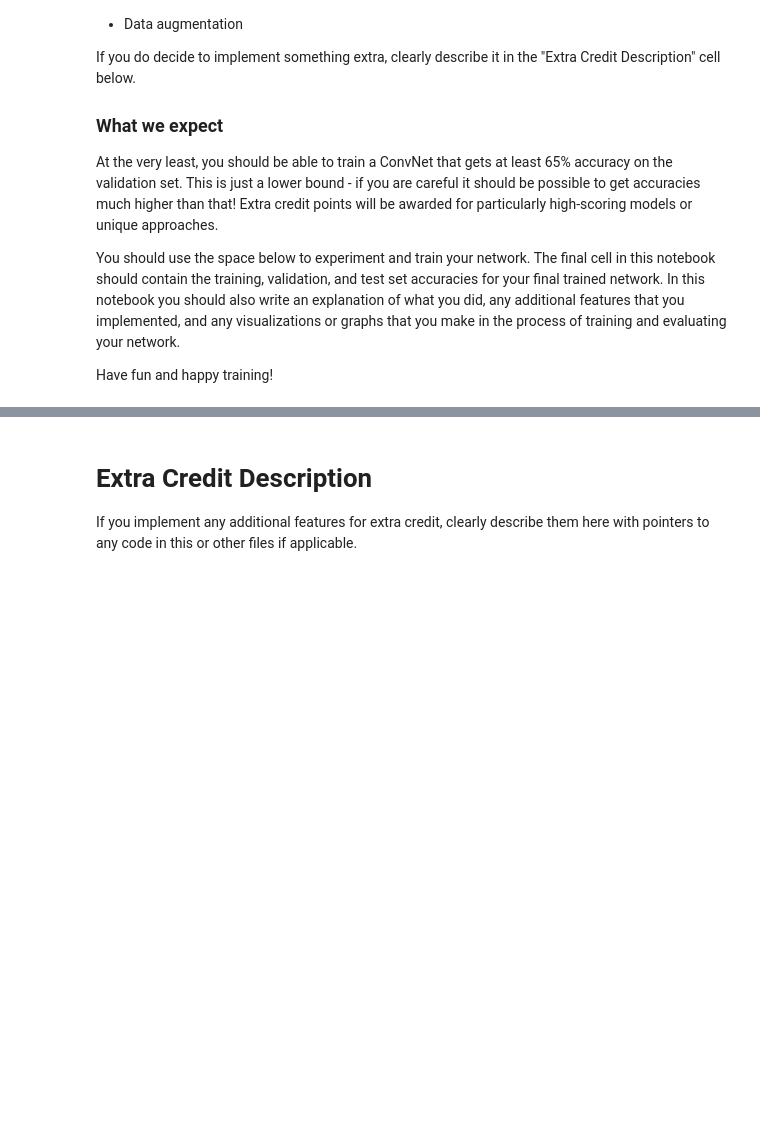
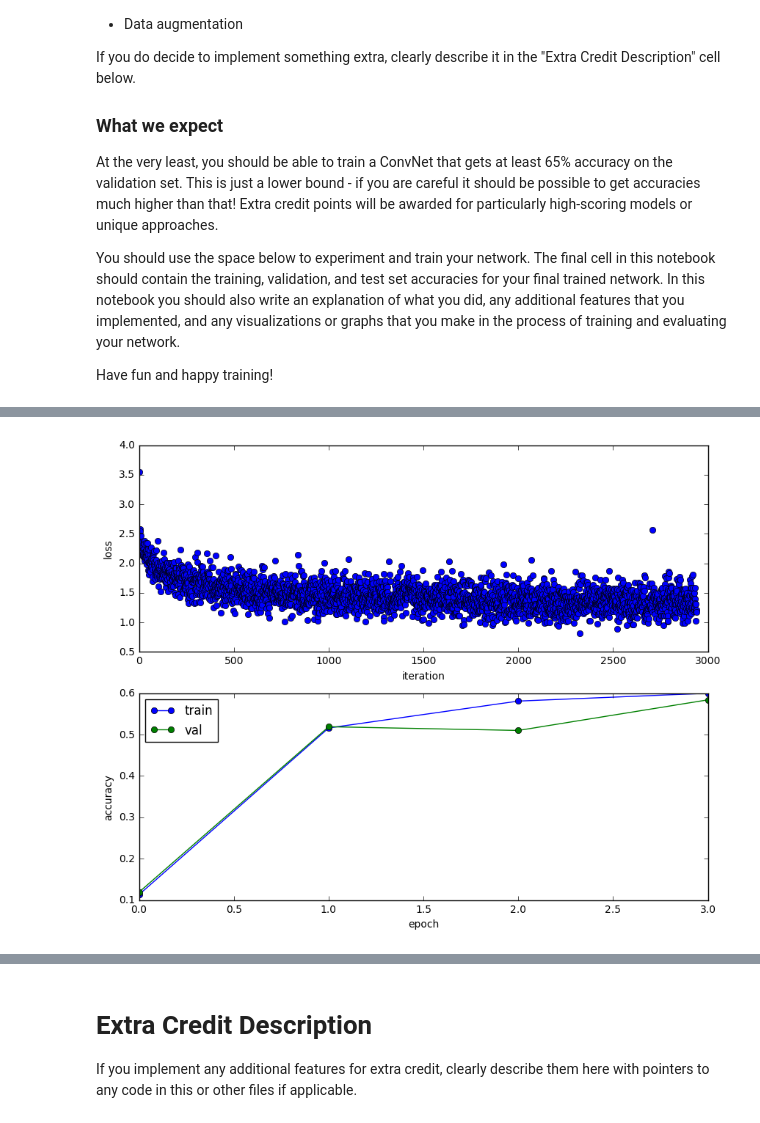
Before and after one commit to LUKELIEM/CS231N-Assignment-2, a Jupyter notebook: ConvolutionalNetworks.ipynb, the cells around one changed output, grey strips where cells are left out. Saved outputs shown, nothing was run; the diff lists cells and outputs as text; code cells hidden in the pictures; blank space fills up the shorter version.

Commit message:
Update test code
Automate hyperparameter testing of 3 layer CONV net

```diff
--- a/ConvolutionalNetworks.ipynb
+++ b/ConvolutionalNetworks.ipynb
@@ -723,0 +723,15 @@ Have fun and happy training!
+# %%
+model = ThreeLayerConvNet(num_filters=128, filter_size=3, weight_scale=0.001, hidden_dim=500, reg=0.001)
+
+t1 = time()
+solver = Solver(model, data,
+                num_epochs=3, batch_size=50,
+                update_rule='adam',
+                optim_config={
+                  'learning_rate': 1e-3,
+                },
+                verbose=True, print_every=20)
+solver.train()
+t2 = time()
+
+print 'Training Time: %fs' % (t2 - t1)
@@ -723,0 +756,15 @@ Have fun and happy training!
+# %%
+plt.subplot(2, 1, 1)
+plt.plot(solver.loss_history, 'o')
+plt.xlabel('iteration')
+plt.ylabel('loss')
+
+plt.subplot(2, 1, 2)
+plt.plot(solver.train_acc_history, '-o')
+plt.plot(solver.val_acc_history, '-o')
+plt.legend(['train', 'val'], loc='upper left')
+plt.xlabel('epoch')
+plt.ylabel('accuracy')
+plt.show()
+# %% [output]
+[figure, added]
```
Also changed, not shown: parts of 17 cells of this notebook.
